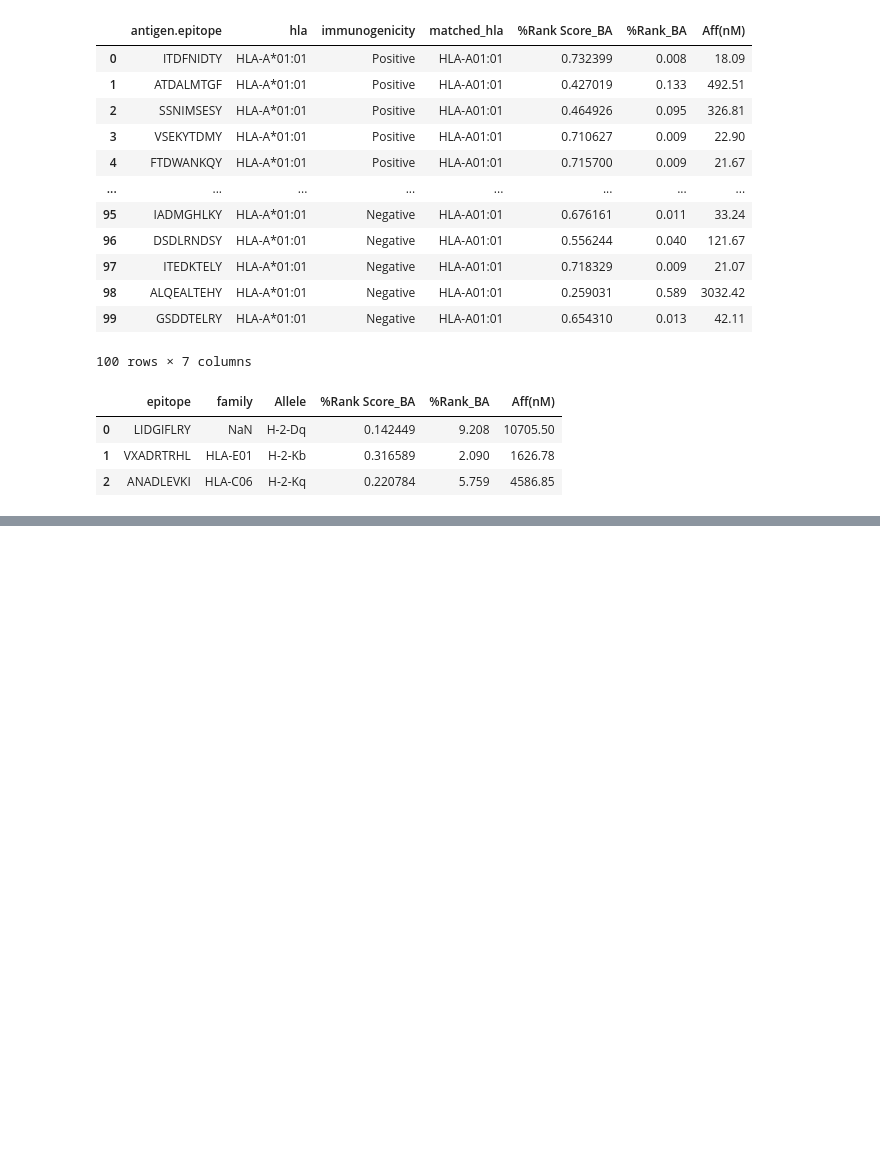
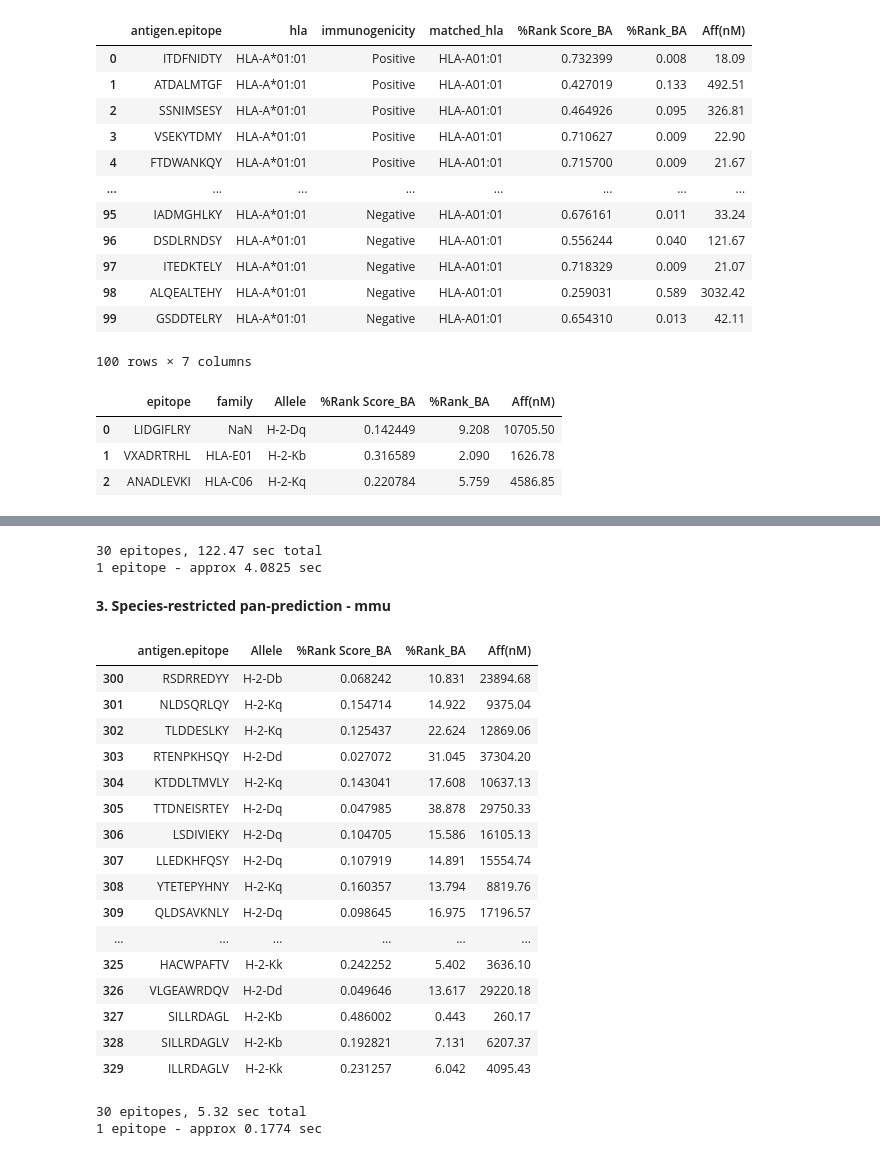
Before and after one commit to AnatoliyLarkin/netmhcpanwrapper, a Jupyter notebook: notebooks/testing.ipynb, the cells around one changed output, grey strips where cells are left out. Cells and saved outputs as stored; diff of their text form; code cells hidden in the pictures; blank space fills up the shorter version.

```diff
--- a/notebooks/testing.ipynb
+++ b/notebooks/testing.ipynb
@@ -170,0 +251,37 @@ run_netmhcpan('pan', PATH_TO_NETMHCPAN, df, epitope_colname='epitope', species =
+# %%
+res = time.time() - start
+print(f'{len(df)} epitopes, {round(res,2)} sec total')
+print(f'1 epitope - approx {round(res/len(df),4)} sec')
+# %% [output]
+30 epitopes, 122.47 sec total
+1 epitope - approx 4.0825 sec
+# %% [markdown]
+**3. Species-restricted pan-prediction - mmu**
+# %%
+start = time.time()
+run_netmhcpan('pan', PATH_TO_NETMHCPAN, df, epitope_colname='antigen.epitope', species = 'mmu')
+# %% [output]
+|  | antigen.epitope | Allele | %Rank Score_BA | %Rank_BA | Aff(nM) |
+| 300 | RSDRREDYY | H-2-Db | 0.068242 | 10.831 | 23894.68 |
+| 301 | NLDSQRLQY | H-2-Kq | 0.154714 | 14.922 | 9375.04 |
+| 302 | TLDDESLKY | H-2-Kq | 0.125437 | 22.624 | 12869.06 |
+| 303 | RTENPKHSQY | H-2-Dd | 0.027072 | 31.045 | 37304.20 |
+| 304 | KTDDLTMVLY | H-2-Kq | 0.143041 | 17.608 | 10637.13 |
+| 305 | TTDNEISRTEY | H-2-Dq | 0.047985 | 38.878 | 29750.33 |
+| 306 | LSDIVIEKY | H-2-Dq | 0.104705 | 15.586 | 16105.13 |
+| 307 | LLEDKHFQSY | H-2-Dq | 0.107919 | 14.891 | 15554.74 |
+| 308 | YTETEPYHNY | H-2-Kq | 0.160357 | 13.794 | 8819.76 |
+| 309 | QLDSAVKNLY | H-2-Dq | 0.098645 | 16.975 | 17196.57 |
+| ... | ... | ... | ... | ... | ... |
+| 325 | HACWPAFTV | H-2-Kk | 0.242252 | 5.402 | 3636.10 |
+| 326 | VLGEAWRDQV | H-2-Dd | 0.049646 | 13.617 | 29220.18 |
+| 327 | SILLRDAGL | H-2-Kb | 0.486002 | 0.443 | 260.17 |
+| 328 | SILLRDAGLV | H-2-Kb | 0.192821 | 7.131 | 6207.37 |
+| 329 | ILLRDAGLV | H-2-Kk | 0.231257 | 6.042 | 4095.43 |
+# %%
+res = time.time() - start
+print(f'{len(df)} epitopes, {round(res,2)} sec total')
+print(f'1 epitope - approx {round(res/len(df),4)} sec')
+# %% [output]
+30 epitopes, 5.32 sec total
+1 epitope - approx 0.1774 sec
```
Also changed, not shown: parts of 11 cells of this notebook, 2 other files.
